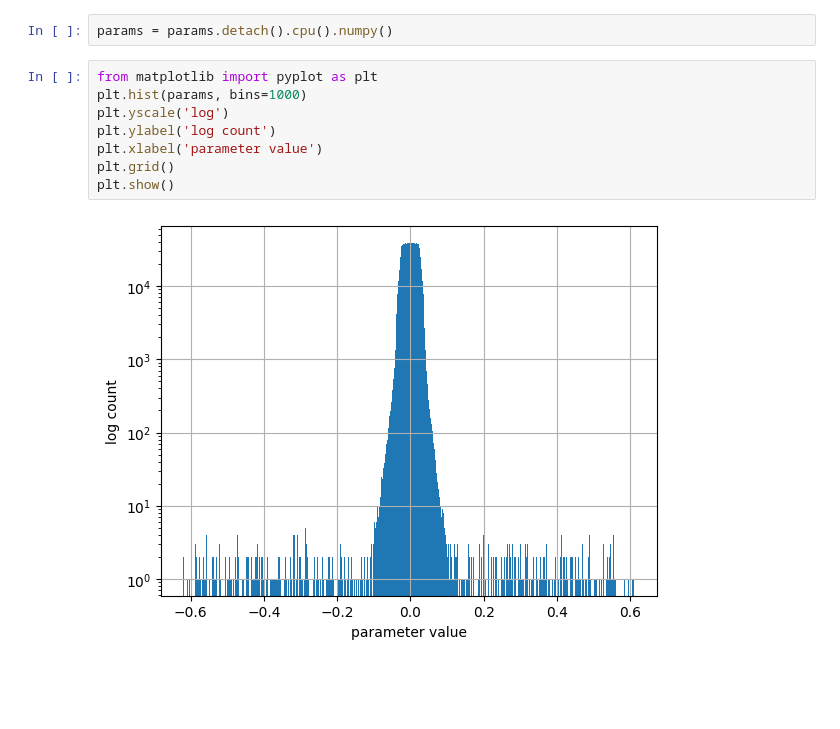
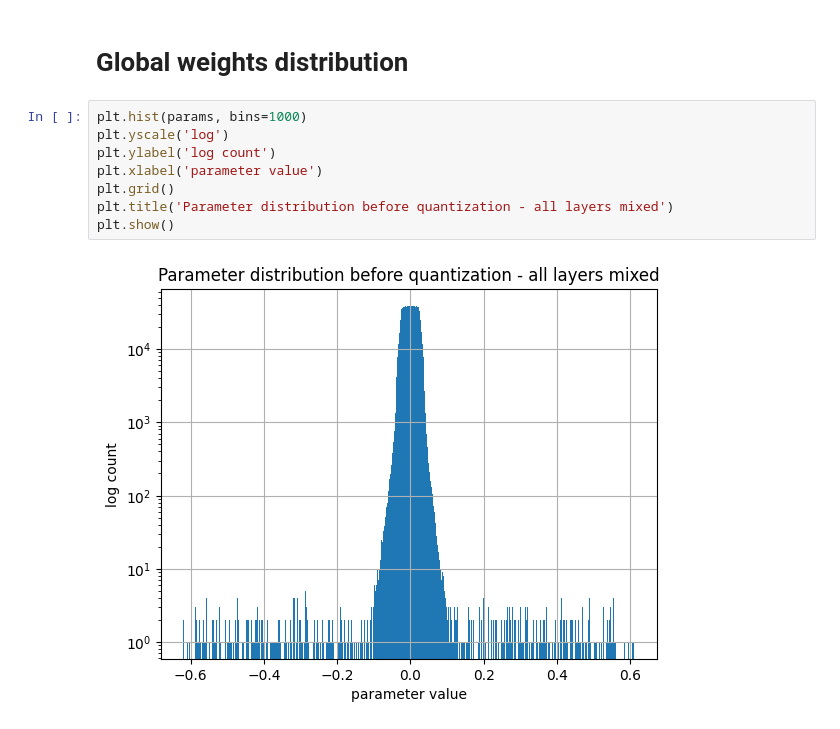
Before and after one commit to balthazarneveu/geosciences, a Jupyter notebook: TP_5/model_quantization.ipynb, the cells around one changed output. Cells and saved outputs as stored; diff of their text form; blank space fills up the shorter version.

Commit message:
#7 fixed quantization utilities

```diff
--- a/TP_5/model_quantization.ipynb
+++ b/TP_5/model_quantization.ipynb
@@ -18,12 +19,12 @@ params = torch.cat([p.flatten() for p in model.parameters() if p.requires_grad])
-# %%
-params = params.detach().cpu().numpy()
+# %% [markdown]
+# Global weights distribution
 # %%
-from matplotlib import pyplot as plt
 plt.hist(params, bins=1000)
 plt.yscale('log')
 plt.ylabel('log count')
 plt.xlabel('parameter value')
 plt.grid()
+plt.title('Parameter distribution before quantization - all layers mixed')
 plt.show()
 # %% [output]
-[figure, old version]
+[figure, new version]
```
Also changed, not shown: parts of 6 cells of this notebook, 1 other file.
